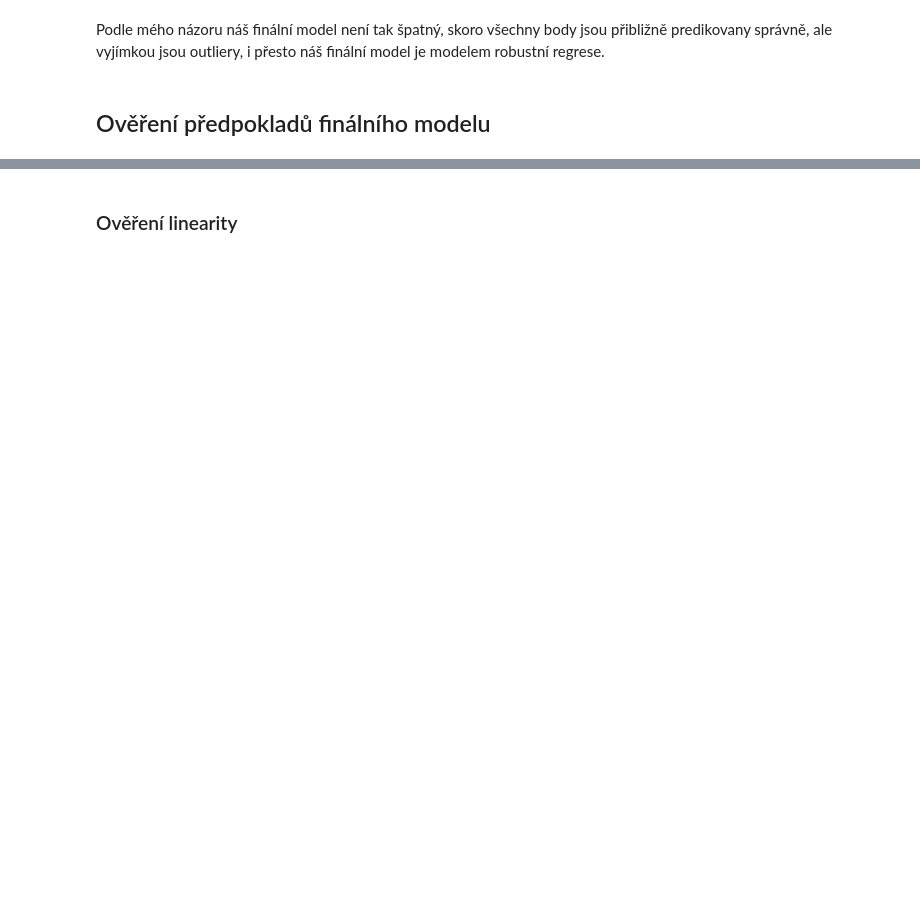
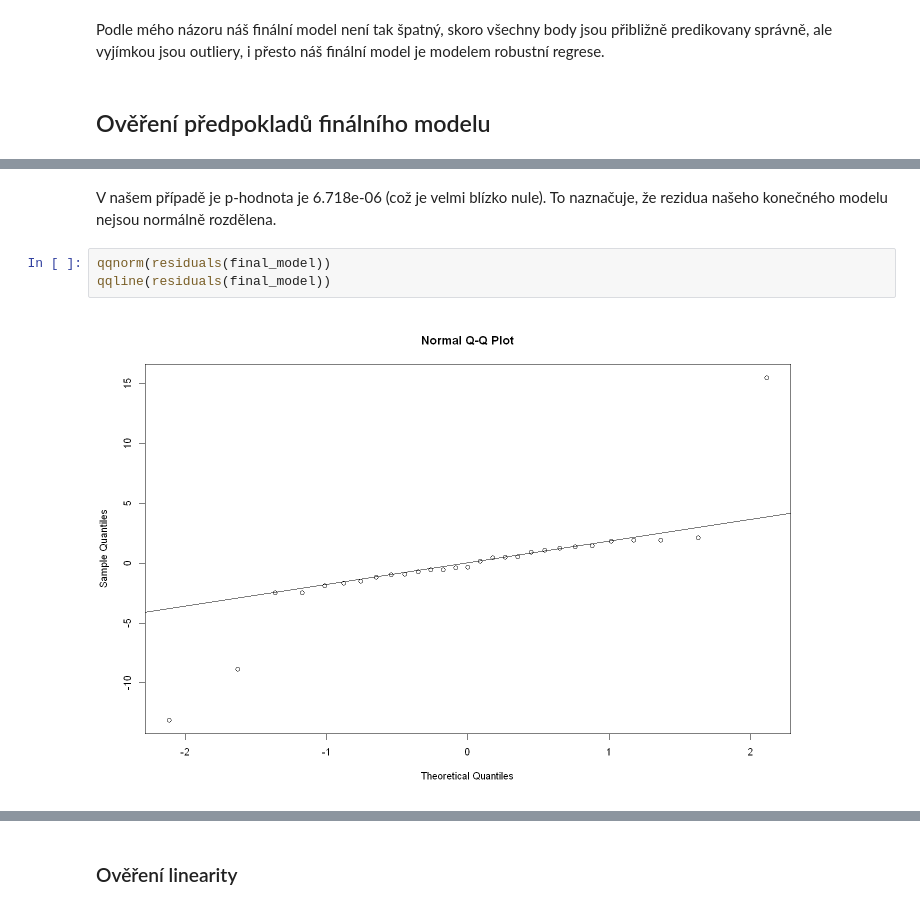
Before and after one commit to xsenyaaax/practicalStatistics, a Jupyter notebook: Project 2/project2.ipynb, the cells around one changed output, grey strips where cells are left out. Drawn from its saved outputs; the diff is of its cells as text; blank space fills up the shorter version.

```diff
--- a/Project 2/project2.ipynb
+++ b/Project 2/project2.ipynb
@@ -1246,0 +1282,7 @@ Náš finální model je model robustní regrese. Předpoklady robustního regre
+# %% [markdown]
+V našem případě je p-hodnota je 6.718e-06 (což je velmi blízko nule). To naznačuje, že rezidua našeho konečného modelu nejsou normálně rozdělena.
+# %%
+qqnorm(residuals(final_model))
+qqline(residuals(final_model))
+# %% [output]
+[figure, added]
```
Also changed, not shown: parts of 67 cells of this notebook.
